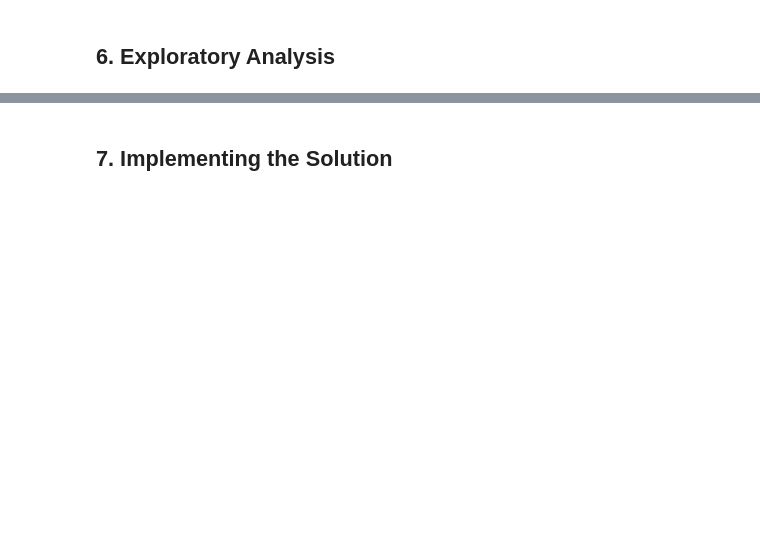
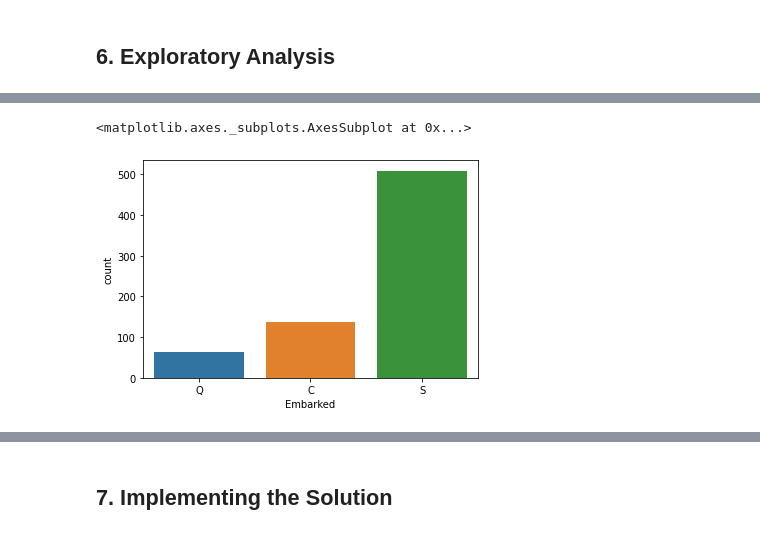
Before and after one commit to BrianMoringa/Core-week-9-IP-Submission, a Jupyter notebook: Notebook1_Core_module_II_Week_9_Brian_Onchweri.ipynb, the cells around one changed output, grey strips where cells are left out. Cells and saved outputs as stored; diff of their text form; code cells hidden in the pictures; blank space fills up the shorter version.

```diff
--- a/Notebook1_Core_module_II_Week_9_Brian_Onchweri.ipynb
+++ b/Notebook1_Core_module_II_Week_9_Brian_Onchweri.ipynb
@@ -117,0 +142,5 @@ An example would be suppose that you're working with a dataset on the population
+# %%
+sns.countplot(df_train['Embarked'])
+# %% [output]
+<matplotlib.axes._subplots.AxesSubplot at 0x...>
+[figure, added]
```
Also changed, not shown: parts of 44 cells of this notebook.
